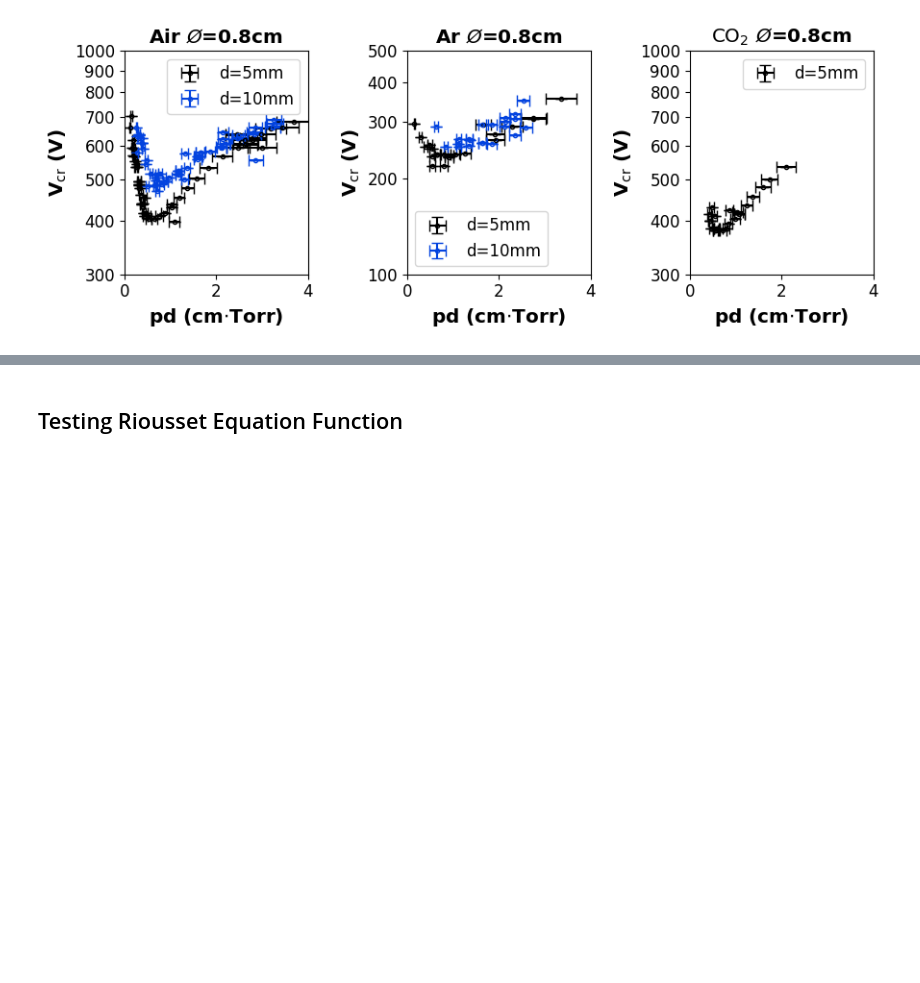
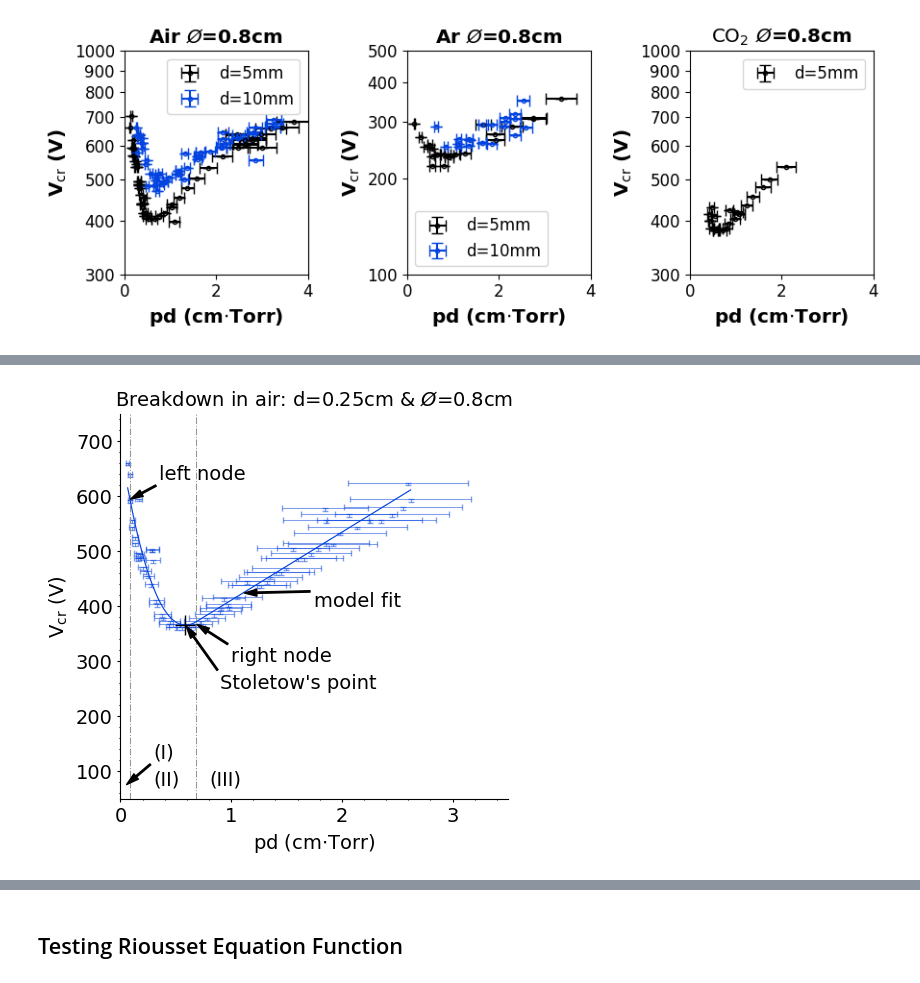
Before and after one commit to s-gerow/SAIL-Plasma, a Jupyter notebook: BeAMED/Test Scripts/FAS_analysis.ipynb, the cells around one changed output, grey strips where cells are left out. Saved outputs shown, nothing was run; the diff lists cells and outputs as text; code cells hidden in the pictures; blank space fills up the shorter version.

```diff
--- a/BeAMED/Test Scripts/FAS_analysis.ipynb
+++ b/BeAMED/Test Scripts/FAS_analysis.ipynb
@@ -346,41 +387,51 @@ FileNotFoundError: [Errno 2] No such file or directory: './Beamed_data_11102025/
 # %%
-fig = plt.Figure(figsize = (3.5, 3))
-ax = fig.add_subplot()
-ax.set_title(r'Breakdown in air: d=0.25cm & $\O$=0.8cm')
-ax.set_xlabel(r'pd (cm$\cdot$Torr)')
-ax.set_ylabel(r'V$_{\rm cr}$ (V)')
-ax.set_ylim([50,750])
+fig, ax = plt.subplots(1,1, figsize=(5,5))
+#fig.set_size_inches((3.5,3))
+ax.set_title(r'Breakdown in air: d=0.25cm & $\O$=0.8cm', fontdict=font)
+ax.set_xlabel(r'pd (cm$\cdot$Torr)', fontdict=font)
+ax.set_ylabel(r'V$_{\rm cr}$ (V)', fontdict=font)
+ax.set_ylim((50,750))
+ax.set_xlim((0,3.5))
 ax.xaxis.set_minor_locator(MultipleLocator(11))
 ax.yaxis.set_minor_locator(MultipleLocator(5))
-ax.tick_params(which='minor', length=1, width = 0.8)
-ax.tick_params(which='major', length=2, width = 0.8)
+ax.tick_params(which='minor', length=1, width = 0.8, labelsize = font['size'])
+ax.tick_params(which='major', length=2, width = 0.8, labelsize = font['size'])
 ax.minorticks_on()
 
 
 
 pd_fit2_5, _ = split_data(pd2_5, v2_5, nodepoints2_5[0], nodepoints2_5[1], length=300)
 v_fit2_5 = np.concatenate(eval_polynomial(pd_fit2_5, coeffs2_5))
 pd_fit2_5 = np.concatenate(pd_fit2_5)
 
 
 
-ax.errorbar(pd2_5, v2_5, [v_err2_5+5,v_err2_5], pd_err2_5, fmt='', capsize=2, markerfacecolor = 'none', color = 'xkcd:blue', linewidth = 0.75, ls = 'none')
+ax.errorbar(pd2_5, v2_5, [v_err2_5+5,v_err2_5], pd_err2_5, fmt='', capsize=2, markerfacecolor = 'none', color = 'xkcd:blue', linewidth = 0.75, ls = 'none', alpha=0.5)
 ax.vlines([pd2_5[nodepoints2_5[0]], pd2_5[nodepoints2_5[1]]], ymin=50, ymax=750, colors='xkcd:gray', linestyles='dashdot', linewidth = 0.75)
 
 
 
-ax.plot(pd_fit2_5, v_fit2_5, color='xkcd:blue', linewidth = 0.75)
+ax.plot(pd_fit2_5, v_fit2_5, color='xkcd:blue', linewidth = 0.85)
 ax.scatter(pd_fit2_5[np.argmin(v_fit2_5)], np.min(v_fit2_5), marker='+', s= 200, facecolor='black', zorder=5, linewidth = 1)
 
-ax.annotate('left node', xy = [pd2_5[nodepoints2_5[0]], np.min(v_fit2_5[pd_fit2_5<=pd2_5[nodepoints2_5[0]]])], xytext=[0.35, 630], arrowprops=arrow_opts)
-ax.annotate('right node', xy = [pd2_5[nodepoints2_5[1]], v2_5[nodepoints2_5[1]]], xytext=[1, 300], arrowprops=arrow_opts)
+ax.annotate('left node', xy = [pd2_5[nodepoints2_5[0]], np.min(v_fit2_5[pd_fit2_5<=pd2_5[nodepoints2_5[0]]])], xytext=[0.35, 630], arrowprops=arrow_opts, fontsize=font['size'])
+ax.annotate('right node', xy = [pd2_5[nodepoints2_5[1]], v2_5[nodepoints2_5[1]]], xytext=[1, 300], arrowprops=arrow_opts, fontsize=font['size'])
 
-ax.annotate("Stoletow's point", xy = [pd_fit2_5[np.argmin(v_fit2_5)], np.min(v_fit2_5)], xytext=[0.9, 250], arrowprops=arrow_opts)
-ax.annotate("model fit", xy = [pd_fit2_5[665], v_fit2_5[665]], xytext=[1.75, 400], arrowprops=arrow_opts)
+ax.annotate("Stoletow's point", xy = [pd_fit2_5[np.argmin(v_fit2_5)], np.min(v_fit2_5)], xytext=[0.9, 250], arrowprops=arrow_opts, fontsize=font['size'])
+ax.annotate("model fit", xy = [pd_fit2_5[665], v_fit2_5[665]], xytext=[1.75, 400], arrowprops=arrow_opts, fontsize=font['size'])
 
-ax.annotate("(I)", xy = [-0.08, 75])
-ax.annotate("(II)", xy = [0.3, 75])
-ax.annotate("(III)", xy = [0.8, 75])
+ax.annotate("(I)", xy = [0.05, 75], xytext = [0.3, 125], arrowprops=arrow_opts, fontsize=font['size'])
+ax.annotate("(II)", xy = [0.3, 75], fontsize=font['size'])
+ax.annotate("(III)", xy = [0.8, 75], fontsize=font['size'])
+
+#ax2 = ax.secondary_xaxis(-0.15, (cmtorr2mpa,mpa2cmtorr))
+
+ax.spines['top'].set_visible(False)
+ax.spines['right'].set_visible(False)
+#ax2.set_xlabel(r"pd (m$\cdot$Pa)")
 plt.show()
-fig.savefig('./Beamed_data_11102025/2_5mmFit_.svg', transparent=True)
+fig.tight_layout()
+fig.savefig('figures9-11/IEEE_fig3.pdf', format = 'pdf', transparent=True, bbox_inches='tight')
+# %% [output]
+[figure, added]
 # %%
```
Also changed, not shown: parts of 6 cells of this notebook, 4 other files.
